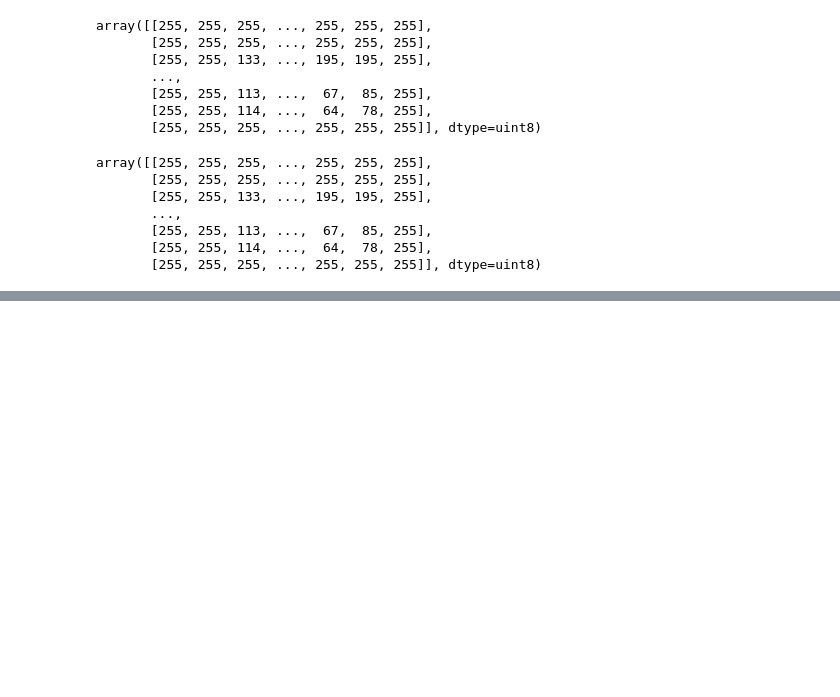
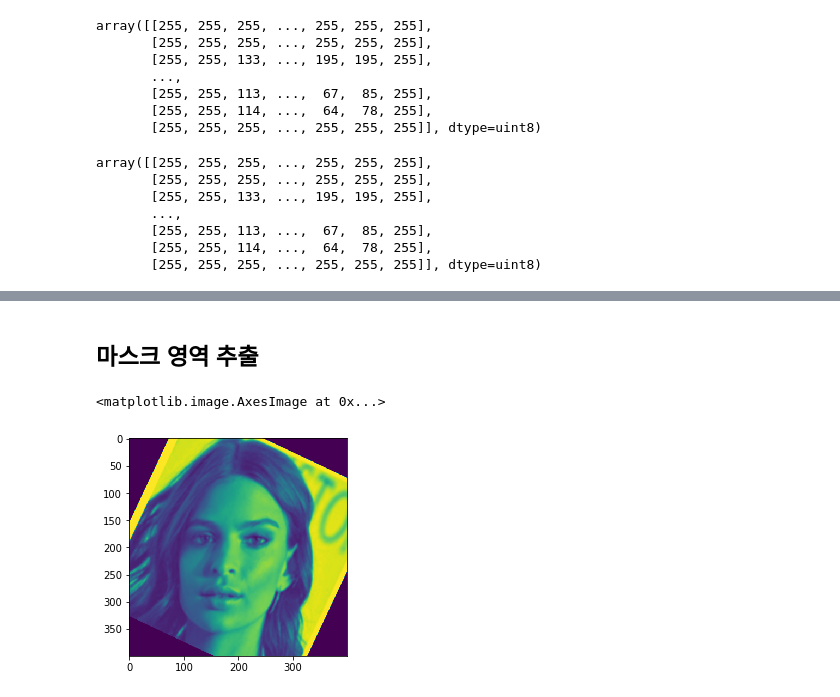
Before and after one commit to cjlee0217/covid19_mask_detection, a Jupyter notebook: 샘플 코드/face_eye_detection.ipynb, the cells around one changed output, grey strips where cells are left out. Saved outputs shown, nothing was run; the diff lists cells and outputs as text; code cells hidden in the pictures; blank space fills up the shorter version.

```diff
--- a/샘플 코드/face_eye_detection.ipynb
+++ b/샘플 코드/face_eye_detection.ipynb
@@ -129 +120,10 @@ plt.imshow(rotated)
+# %% [markdown]
+
+## 마스크 영역 추출
+# %%
+gray = cv2.cvtColor(rotated1[:,:,::-1], cv2.COLOR_BGR2GRAY)
+plt.imshow(gray)
+# %% [output]
+<matplotlib.image.AxesImage at 0x...>
+[figure, added]
 # %%
```
Also changed, not shown: parts of 20 cells of this notebook.
